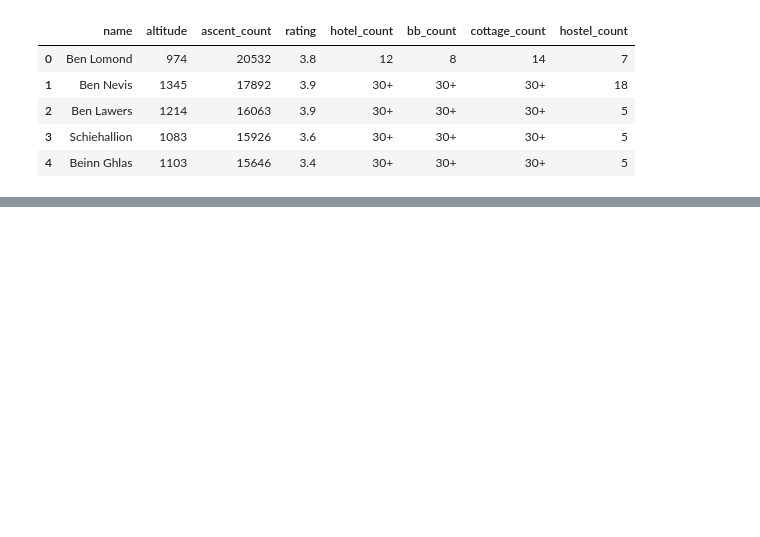
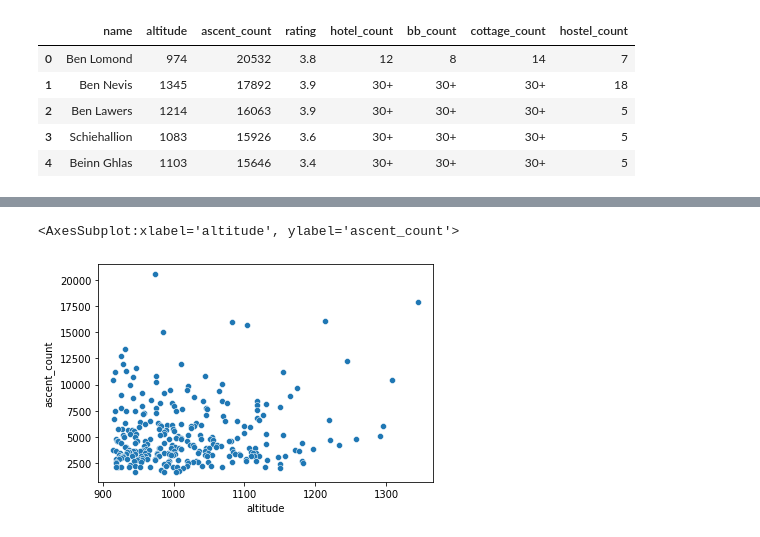
Before and after one commit to filipbalucha/FDS_final_project, a Jupyter notebook: visualization.ipynb, the cells around one changed output, grey strips where cells are left out. Saved outputs shown, nothing was run; the diff lists cells and outputs as text; code cells hidden in the pictures; blank space fills up the shorter version.

Commit message:
added more visualizations for q1

```diff
--- a/visualization.ipynb
+++ b/visualization.ipynb
@@ -41,0 +17,5 @@ Note: you may need to restart the kernel to use updated packages.
+# %%
+sns.scatterplot(data=df,x='altitude',y='ascent_count')
+# %% [output]
+<AxesSubplot:xlabel='altitude', ylabel='ascent_count'>
+[figure, added]
```
Also changed, not shown: parts of 7 cells of this notebook.
